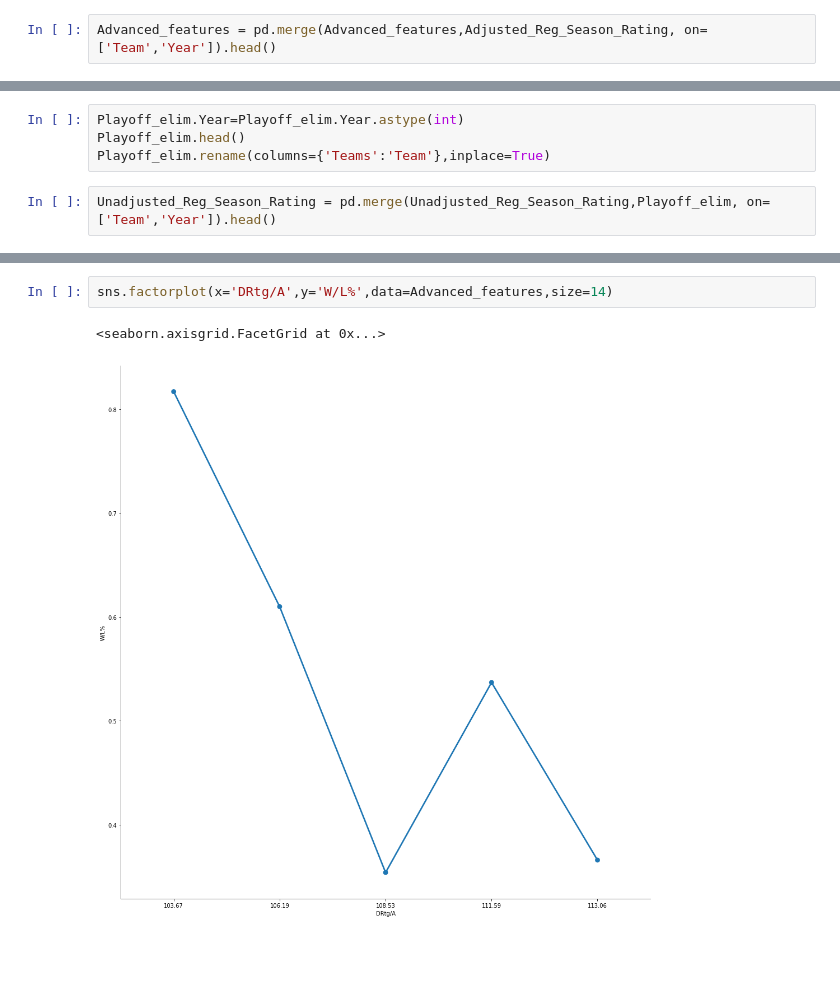
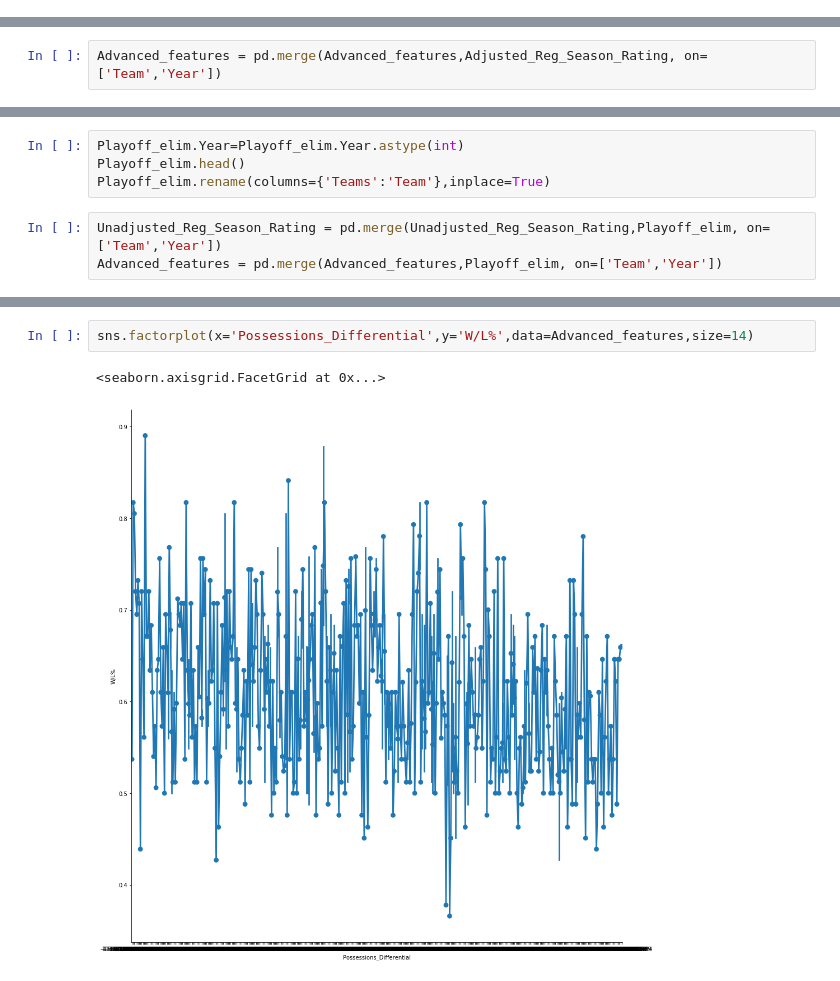
Before and after one commit to jon88cho/Basketball, a Jupyter notebook: Jonys_Commit.ipynb, the cells around one changed output, grey strips where cells are left out. Cells and saved outputs as stored; diff of their text form; blank space fills up the shorter version.

```diff
--- a/Jonys_Commit.ipynb
+++ b/Jonys_Commit.ipynb
@@ -60,5 +66,3 @@ Adjusted_Reg_Season_Rating=Reg_Season_Rating.drop(columns = ['Conf','Div','W','L
-# %%
-Advanced_features = pd.merge(Advanced_features,Adjusted_Reg_Season_Rating, on=['Team','Year']).head()
 # %%
 Advanced_features['Pace_Differential'] = Advanced_features['Pace']-Advanced_features['Pace_Average']
 # %%
@@ -65,0 +91,2 @@ Advanced_features['Possessions_Differential'] = Advanced_features['Possessions_g
+# %%
+Advanced_features = pd.merge(Advanced_features,Adjusted_Reg_Season_Rating, on=['Team','Year'])
@@ -68,5 +105,6 @@ Playoff_elim.Year=Playoff_elim.Year.astype(int)
 Playoff_elim.head()
 Playoff_elim.rename(columns={'Teams':'Team'},inplace=True)
 # %%
-Unadjusted_Reg_Season_Rating = pd.merge(Unadjusted_Reg_Season_Rating,Playoff_elim, on=['Team','Year']).head()
+Unadjusted_Reg_Season_Rating = pd.merge(Unadjusted_Reg_Season_Rating,Playoff_elim, on=['Team','Year'])
+Advanced_features = pd.merge(Advanced_features,Playoff_elim, on=['Team','Year'])
 # %%
@@ -82,5 +121,5 @@ Advanced_features.head()
 # %%
-sns.factorplot(x='DRtg/A',y='W/L%',data=Advanced_features,size=14)
+sns.factorplot(x='Possessions_Differential',y='W/L%',data=Advanced_features,size=14)
 # %% [output]
 <seaborn.axisgrid.FacetGrid at 0x...>
-[figure, old version]
+[figure, new version]
```
Also changed, not shown: parts of 8 cells of this notebook.
